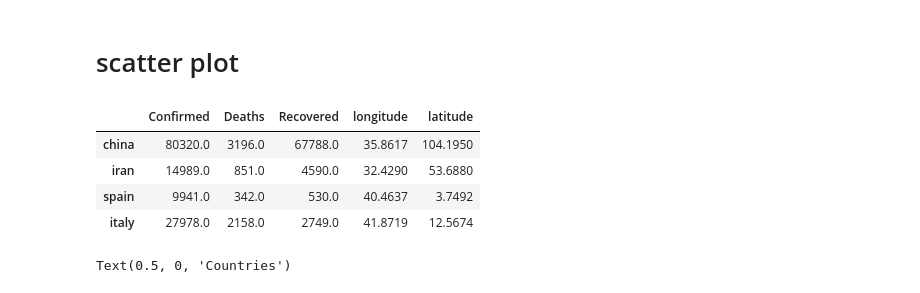
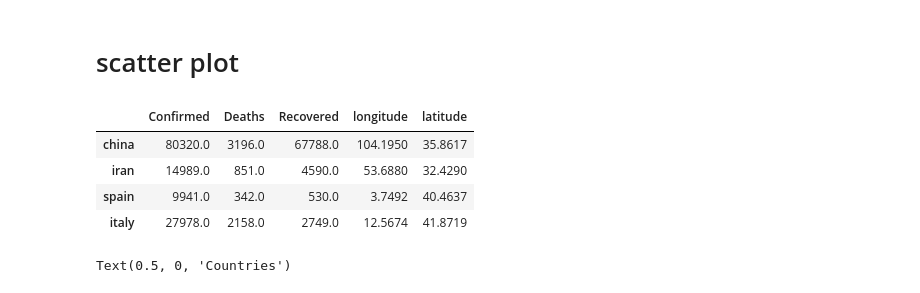
Before and after one commit to hamzaqureshi96/Covid_virus, a Jupyter notebook: corona_plotting.ipynb, the cells around one changed output. Drawn from its saved outputs; the diff is of its cells as text; code cells hidden in the pictures.

```diff
--- a/corona_plotting.ipynb
+++ b/corona_plotting.ipynb
@@ -586,18 +586,18 @@ Text(0.5, 0, 'Countries')
 # %%
 df_sctr = df_hist.copy()
 lat = [35.8617,32.429,40.4637,41.8719]
 long = [104.195,53.6880,3.7492,12.5674]
-df_sctr['longitude'] = lat
-df_sctr['latitude'] = long
+df_sctr['longitude'] = long
+df_sctr['latitude'] = lat
 df_sctr
 
 # df2 = df.assign(address = ['Delhi', 'Bangalore', 'Chennai', 'Patna'])
 # %% [output]
 |  | Confirmed | Deaths | Recovered | longitude | latitude |
-| china | 80320.0 | 3196.0 | 67788.0 | 35.8617 | 104.1950 |
-| iran | 14989.0 | 851.0 | 4590.0 | 32.4290 | 53.6880 |
-| spain | 9941.0 | 342.0 | 530.0 | 40.4637 | 3.7492 |
-| italy | 27978.0 | 2158.0 | 2749.0 | 41.8719 | 12.5674 |
+| china | 80320.0 | 3196.0 | 67788.0 | 104.1950 | 35.8617 |
+| iran | 14989.0 | 851.0 | 4590.0 | 53.6880 | 32.4290 |
+| spain | 9941.0 | 342.0 | 530.0 | 3.7492 | 40.4637 |
+| italy | 27978.0 | 2158.0 | 2749.0 | 12.5674 | 41.8719 |
 # %%
 # option 2: preferred option with more flexibility
 ax = df_bar.plot(x='Counties', y = 'Recovered', kind='scatter', figsize=(10, 6),  color='darkblue')
```
Also changed, not shown: parts of 4 cells of this notebook.
